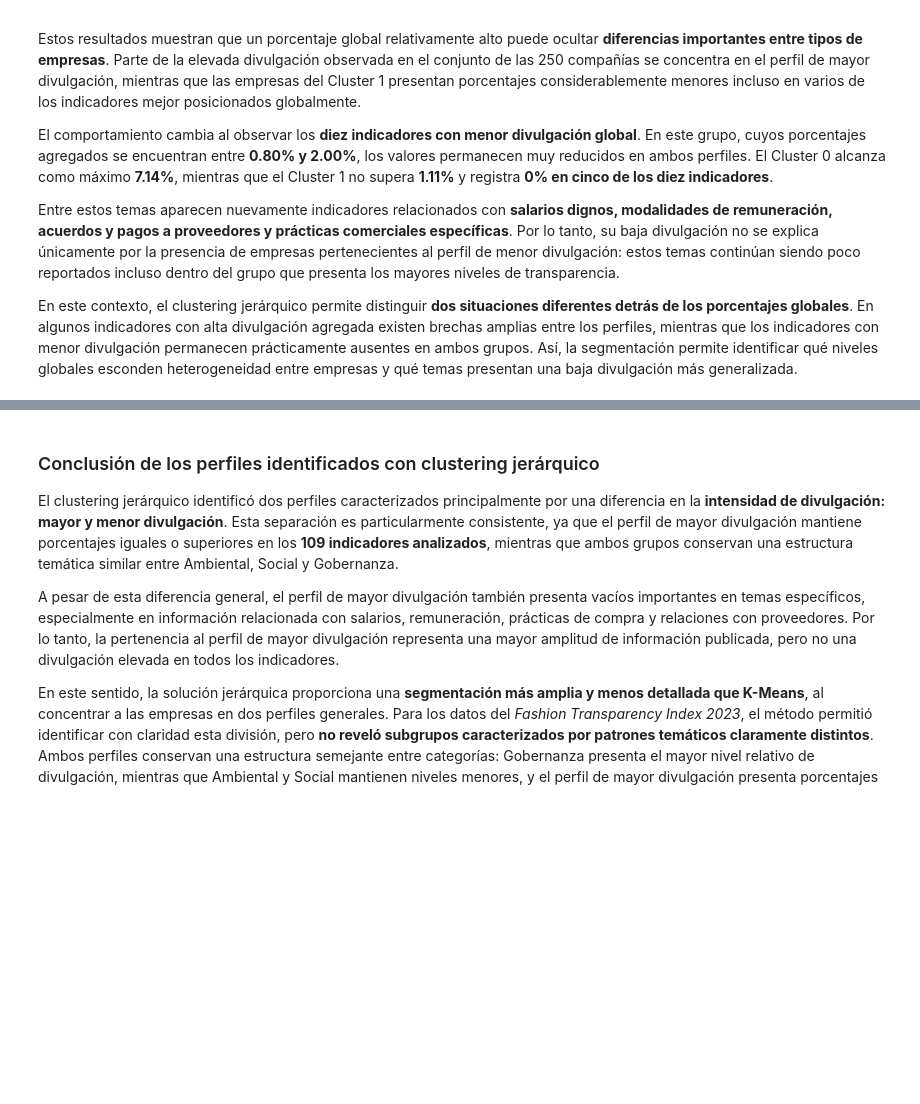
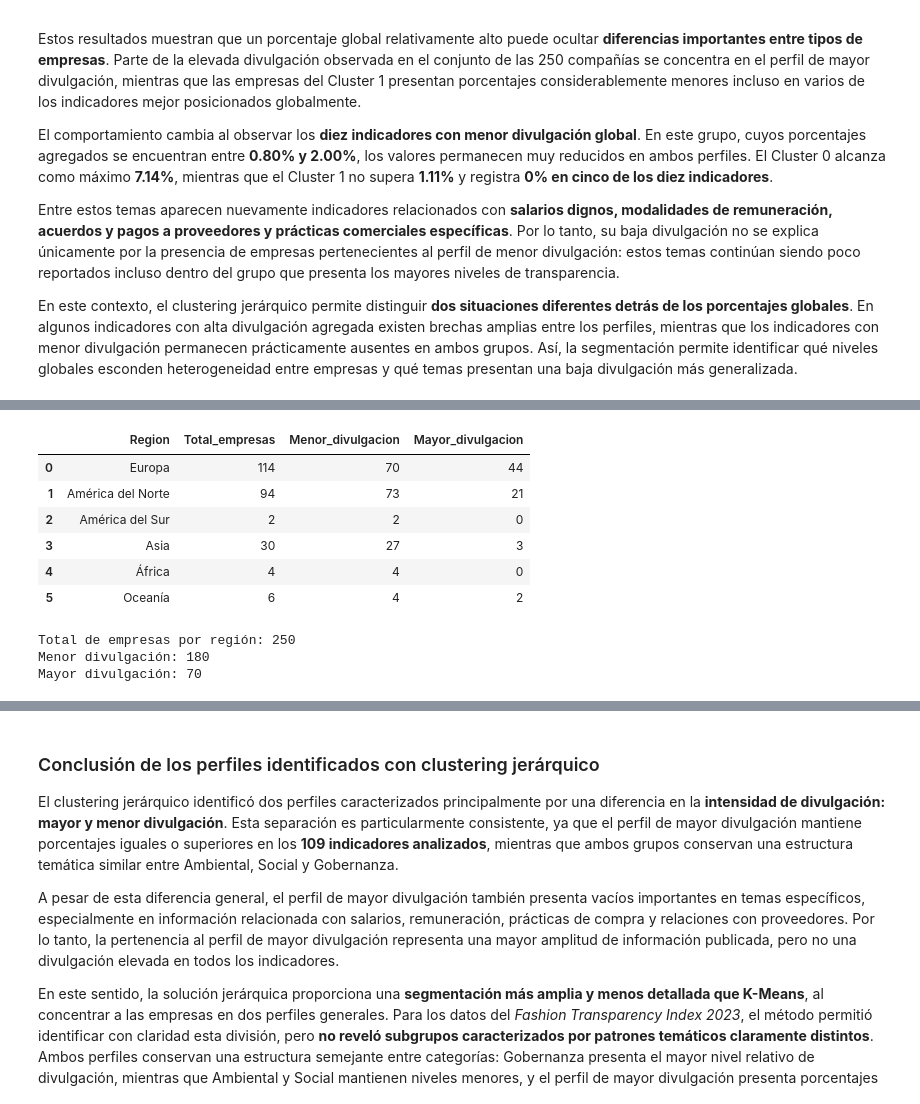
Before and after one commit to avrilsalazarrodriguez/fashion-transparency-index-2023, a Jupyter notebook: scripts/04_Agrupamiento_de_empresas (clustering).ipynb, the cells around one changed output, grey strips where cells are left out. Cells and saved outputs as stored; diff of their text form; code cells hidden in the pictures; blank space fills up the shorter version.

```diff
--- a/scripts/04_Agrupamiento_de_empresas (clustering).ipynb
+++ b/scripts/04_Agrupamiento_de_empresas (clustering).ipynb
@@ -5550,0 +6011,60 @@ plt.show()
+# %%
+# Resumimos la distribución de los dos perfiles
+# jerárquicos dentro de cada región
+
+# Sumamos los conteos de los países pertenecientes
+# a cada región
+distribucion_region_jerarquico = (
+    distribucion_pais_jerarquico
+    .groupby(
+        "Region",
+        observed=True
+    )[
+        [
+            "Total_empresas",
+            "Menor_divulgacion",
+            "Mayor_divulgacion"
+        ]
+    ]
+    .sum()
+    .reset_index()
+)
+
+# Mostramos la distribución regional
+display(
+    distribucion_region_jerarquico
+)
+
+# Comprobamos que los conteos regionales
+# conserven las 250 empresas de la muestra
+print(
+    "Total de empresas por región:",
+    distribucion_region_jerarquico[
+        "Total_empresas"
+    ].sum()
+)
+
+print(
+    "Menor divulgación:",
+    distribucion_region_jerarquico[
+        "Menor_divulgacion"
+    ].sum()
+)
+
+print(
+    "Mayor divulgación:",
+    distribucion_region_jerarquico[
+        "Mayor_divulgacion"
+    ].sum()
+)
+# %% [output]
+|  | Region | Total_empresas | Menor_divulgacion | Mayor_divulgacion |
+| 0 | Europa | 114 | 70 | 44 |
+| 1 | América del Norte | 94 | 73 | 21 |
+| 2 | América del Sur | 2 | 2 | 0 |
+| 3 | Asia | 30 | 27 | 3 |
+| 4 | África | 4 | 4 | 0 |
+| 5 | Oceanía | 6 | 4 | 2 |
+Total de empresas por región: 250
+Menor divulgación: 180
+Mayor divulgación: 70
```
Also changed, not shown: parts of 15 cells of this notebook, 12 other files.
